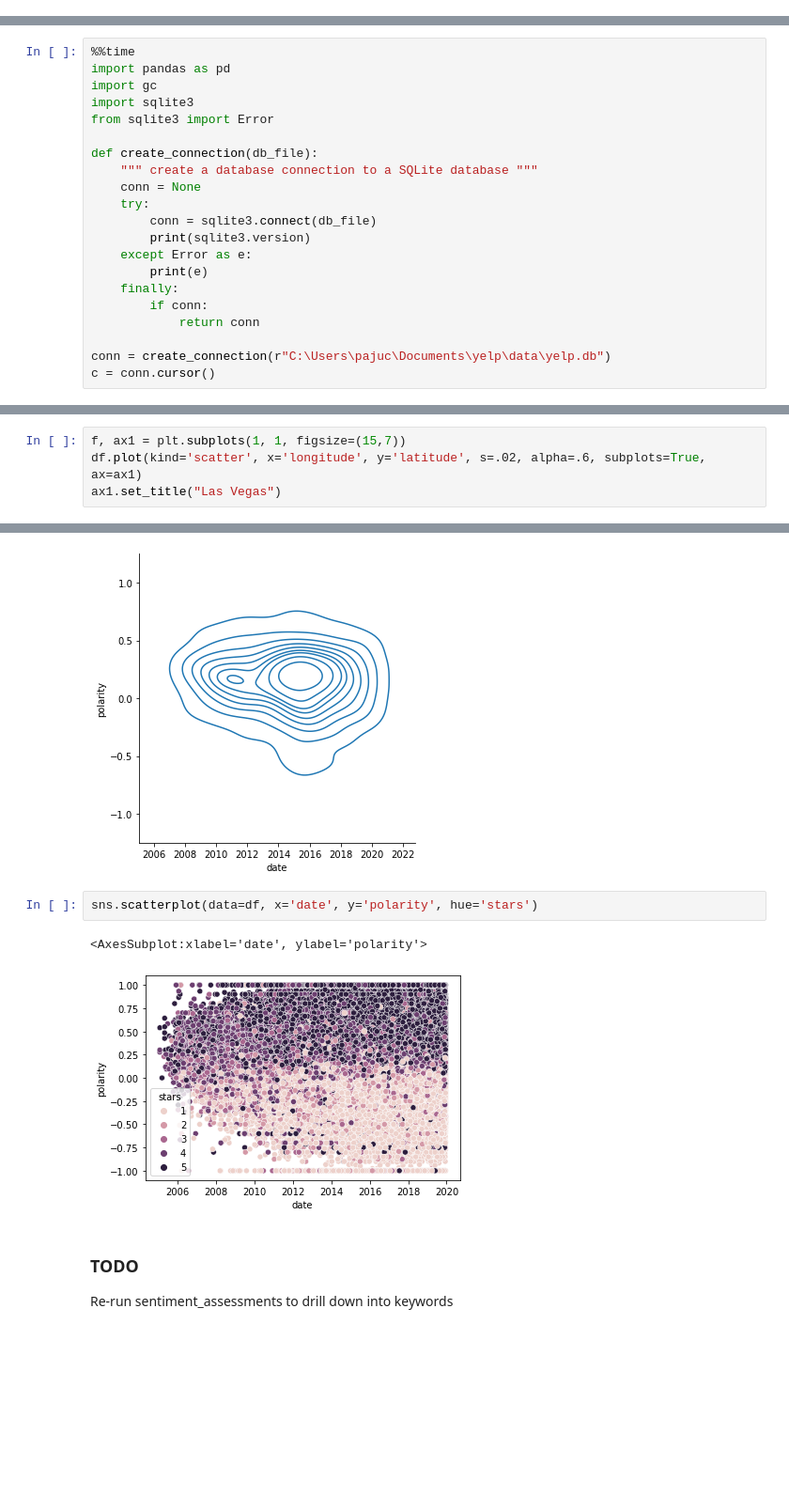
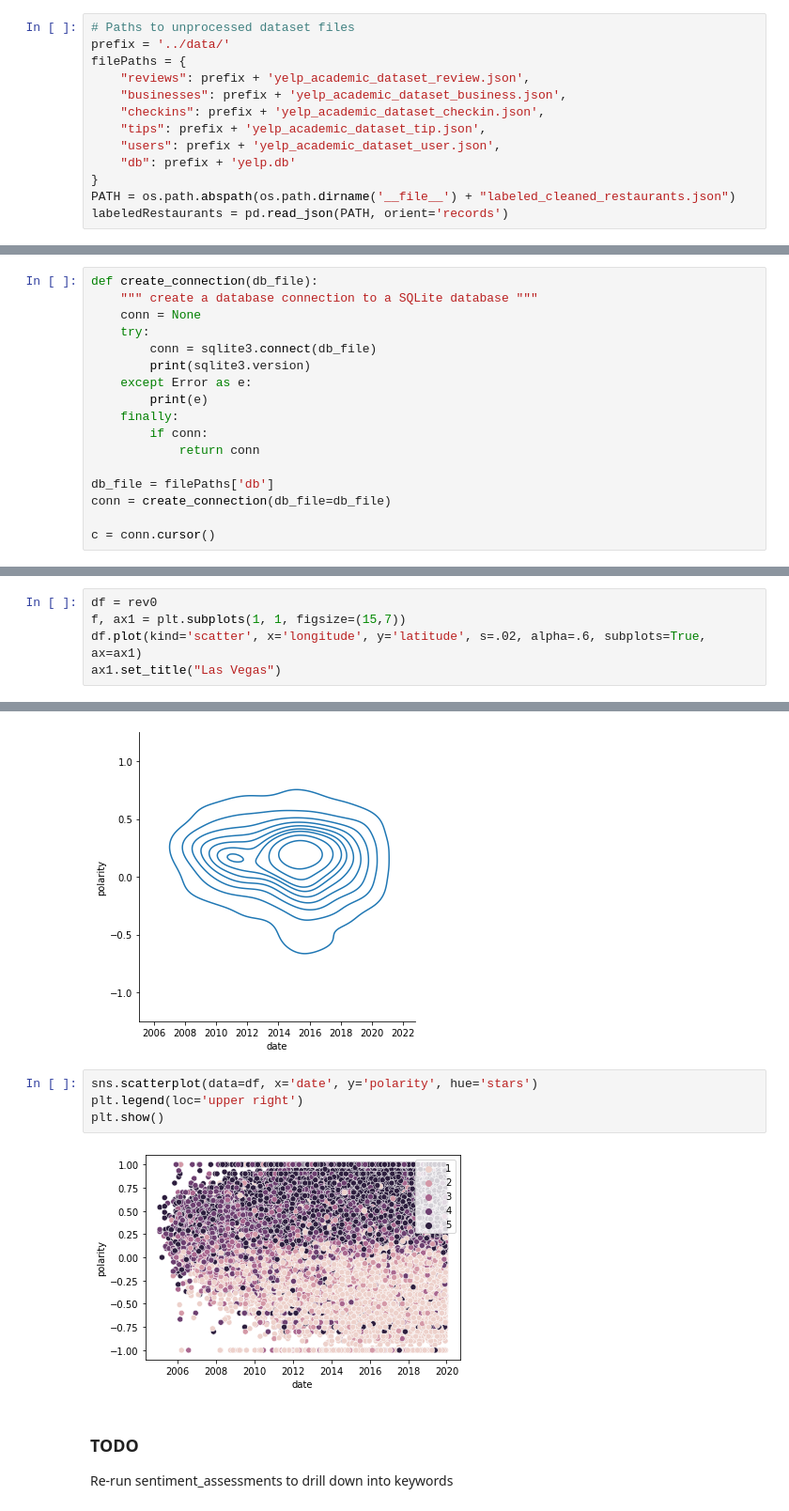
Before and after one commit to danieljbae/CS-4502-Project, a Jupyter notebook: Analysis/reviews_sentiment.ipynb, the cells around one changed output, grey strips where cells are left out. Shown at 94% size. Cells and saved outputs as stored; diff of their text form; blank space fills up the shorter version.

```diff
--- a/Analysis/reviews_sentiment.ipynb
+++ b/Analysis/reviews_sentiment.ipynb
@@ -4,0 +21,13 @@ LV_Businesses is new table created from exported Las Vegas business subset json
+# %%
+# Paths to unprocessed dataset files
+prefix = '../data/'
+filePaths = {
+    "reviews": prefix + 'yelp_academic_dataset_review.json',
+    "businesses": prefix + 'yelp_academic_dataset_business.json',
+    "checkins": prefix + 'yelp_academic_dataset_checkin.json',
+    "tips": prefix + 'yelp_academic_dataset_tip.json',
+    "users": prefix + 'yelp_academic_dataset_user.json',
+    "db": prefix + 'yelp.db'
+}
+PATH = os.path.abspath(os.path.dirname('__file__') + "labeled_cleaned_restaurants.json")
+labeledRestaurants = pd.read_json(PATH, orient='records')
@@ -5,10 +70,4 @@ LV_Businesses is new table created from exported Las Vegas business subset json
 # %%
-%%time
-import pandas as pd
-import gc
-import sqlite3
-from sqlite3 import Error
-
 def create_connection(db_file):
     """ create a database connection to a SQLite database """
     conn = None
@@ -21,7 +80,9 @@ def create_connection(db_file):
         if conn:
             return conn
 
-conn = create_connection(r"C:\Users\pajuc\Documents\yelp\data\yelp.db")
+db_file = filePaths['db']
+conn = create_connection(db_file=db_file)
+
 c = conn.cursor()
 # %% [output]
 2.6.0
@@ -144,6 +206,7 @@ Name: polarity, dtype: float64
 # %%
 import matplotlib.pyplot as plt
 # %%
+df = rev0
 f, ax1 = plt.subplots(1, 1, figsize=(15,7))
 df.plot(kind='scatter', x='longitude', y='latitude', s=.02, alpha=.6, subplots=True, ax=ax1)
 ax1.set_title("Las Vegas")
@@ -209,9 +272,10 @@ sns.displot(data=df[df.name=='Corner Market Buffet'], x='date', y='polarity', ki
 [figure]
 # %%
 sns.scatterplot(data=df, x='date', y='polarity', hue='stars')
+plt.legend(loc='upper right')
+plt.show()
 # %% [output]
-<AxesSubplot:xlabel='date', ylabel='polarity'>
-[figure, old version]
+[figure, new version]
 # %% [markdown]
 ### TODO
 Re-run sentiment_assessments to drill down into keywords
```
Also changed, not shown: parts of 36 cells of this notebook, 3 other files.
